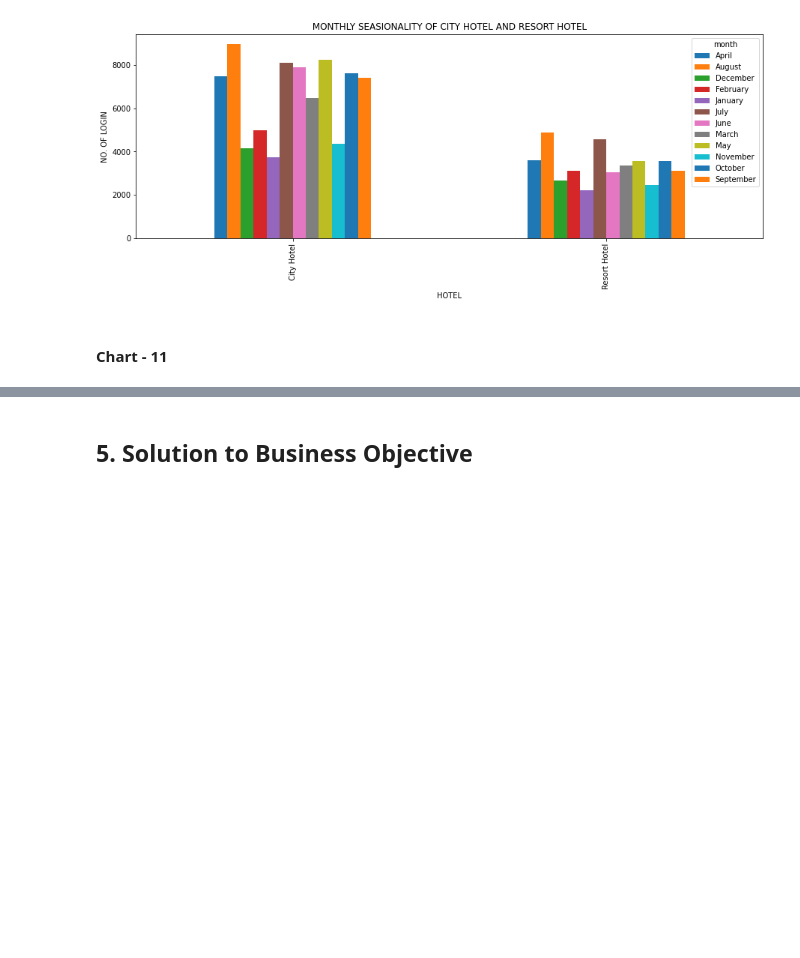
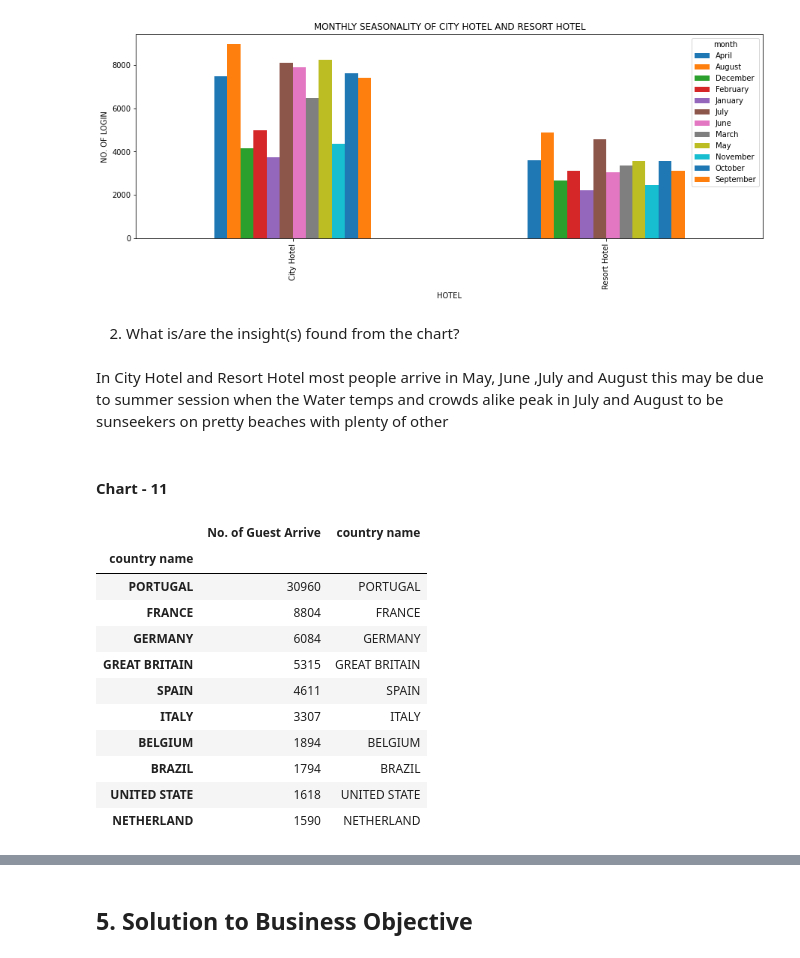
Before and after one commit to mayank-garg-depug/Birthday-greeting-card, a Jupyter notebook: EDA_Hotel_Booking_.ipynb, the cells around one changed output, grey strips where cells are left out. Drawn from its saved outputs; the diff is of its cells as text; code cells hidden in the pictures; blank space fills up the shorter version.

```diff
--- a/EDA_Hotel_Booking_.ipynb
+++ b/EDA_Hotel_Booking_.ipynb
@@ -945,8 +962,43 @@ plt.xlabel('HOTEL')
 # %% [output]
 Text(0.5, 0, 'HOTEL')
 [figure]
+# %% [markdown]
+
+2. What is/are the insight(s) found from the chart?
+# %% [markdown]
+In City Hotel and Resort Hotel most people arrive  in May, June ,July and August this may be due to summer session when the Water temps and crowds alike peak in July and August to be sunseekers on pretty beaches with plenty of other
 # %% [markdown]
 #### Chart - 11
+# %%
+# Top 10 country from where lead is genrated to book City hotel
+df_city_hotel=df_set[df_set['hotel']=='City Hotel'][['country']]
+df_city_hotel=df_city_hotel.value_counts()
+df_city_hotel=df_city_hotel.head(10)
+df_city_hotel=pd.DataFrame(df_city_hotel)
+
+dict_country={'PRT':'PORTUGAL','GBR':'GREAT BRITAIN','ESP':'SPAIN','IRL':'IRELAND','FRA':'FRANCE','DEU':'GERMANY','CN':'CHINA','NLD':'NETHERLAND','USA':'UNITED STATE','ITA':'ITALY','BEL':'BELGIUM','BRA':'BRAZIL'}
+country_name_list=[]
+for i in df_city_hotel.index:
+  country_name_list.append(dict_country[i[0]])
+country_name_list
+
+df_city_hotel.insert(1, "country name", country_name_list, True)
+df_city_hotel.index=df_city_hotel['country name']
+df_city_hotel.rename(columns = {0:'No. of Guest Arrive'}, inplace = True)
+df_city_hotel
+# %% [output]
+|  | No. of Guest Arrive | country name |
+| country name |  |  |
+| PORTUGAL | 30960 | PORTUGAL |
+| FRANCE | 8804 | FRANCE |
+| GERMANY | 6084 | GERMANY |
+| GREAT BRITAIN | 5315 | GREAT BRITAIN |
+| SPAIN | 4611 | SPAIN |
+| ITALY | 3307 | ITALY |
+| BELGIUM | 1894 | BELGIUM |
+| BRAZIL | 1794 | BRAZIL |
+| UNITED STATE | 1618 | UNITED STATE |
+| NETHERLAND | 1590 | NETHERLAND |
 # %%
 # Top 10 country from where lead is genrated to book Resort hotel
 df_resort_hotel=df_set[df_set['hotel']=='Resort Hotel'][['country']]
```
Also changed, not shown: parts of 23 cells of this notebook.
